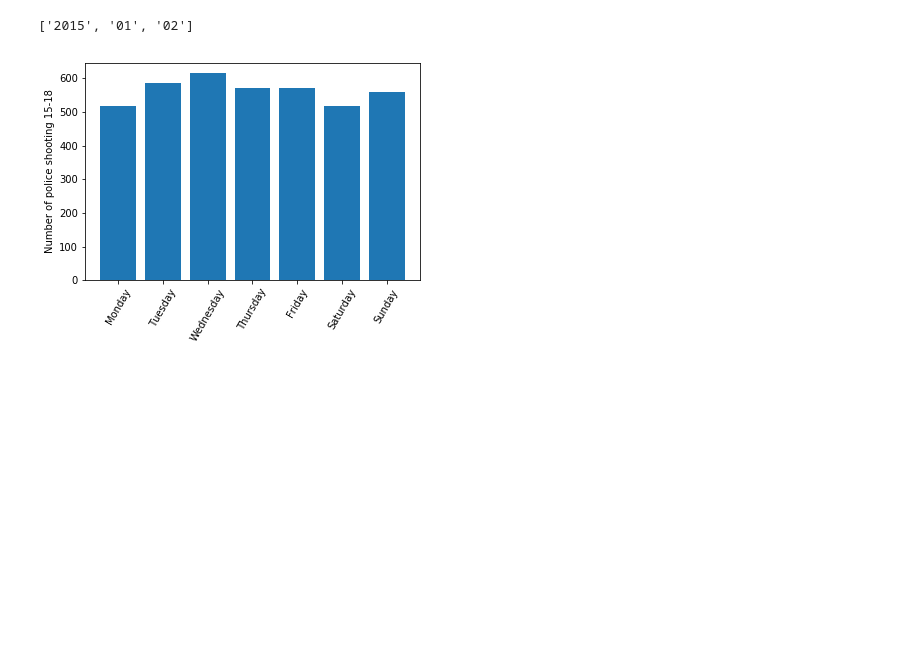
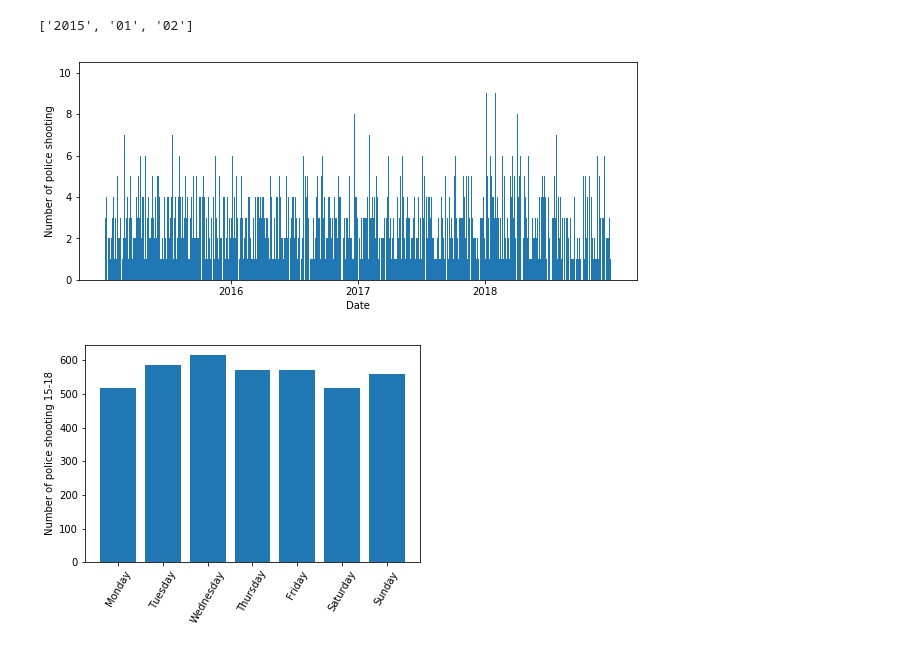
Before and after one commit to cryscan/ve401-project-2, a Jupyter notebook: notebooks/Untitled.ipynb, the cells around one changed output. Cells and saved outputs as stored; diff of their text form; code cells hidden in the pictures; blank space fills up the shorter version.

```diff
--- a/notebooks/Untitled.ipynb
+++ b/notebooks/Untitled.ipynb
@@ -34,6 +34,20 @@ for year in dates:
                 for date in week:
                     if date.year in years:
                         counts.setdefault(date, 0)
+# %%
+ds = list(counts.keys())
+ds.index(datetime.date(2016, 1, 1))
+
+plt.bar(np.arange(len(ds)), counts.values(), 1.0)
+index = [ds.index(datetime.date(year, 1, 1)) for year in [2016, 2017, 2018]]
+plt.xticks(index, ['2016', '2017', '2018'])
+plt.xlabel('Date')
+plt.ylabel('Number of police shooting')
+
+fig = plt.gcf()
+fig.set_size_inches(10, 4)
+# %% [output]
+[figure, added]
 # %%
 week_days = ['Monday', 'Tuesday', 'Wednesday', 'Thursday', 'Friday', 'Saturday', 'Sunday']
 week_count = np.zeros(7)
```
Also changed, not shown: parts of 1 cell of this notebook, 3 other files.
